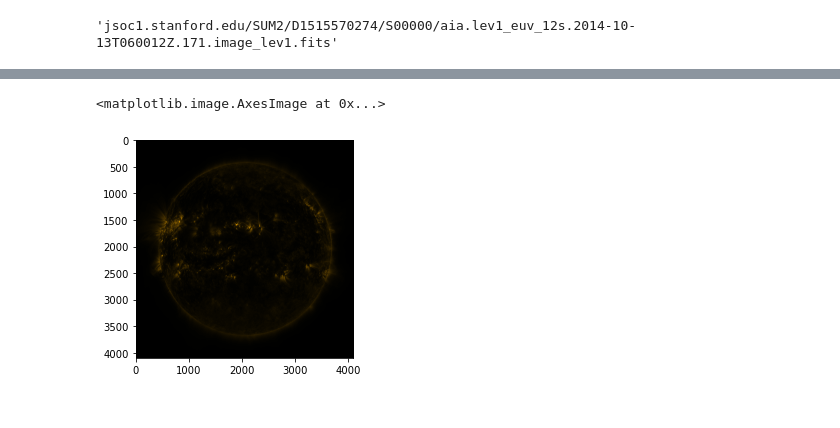
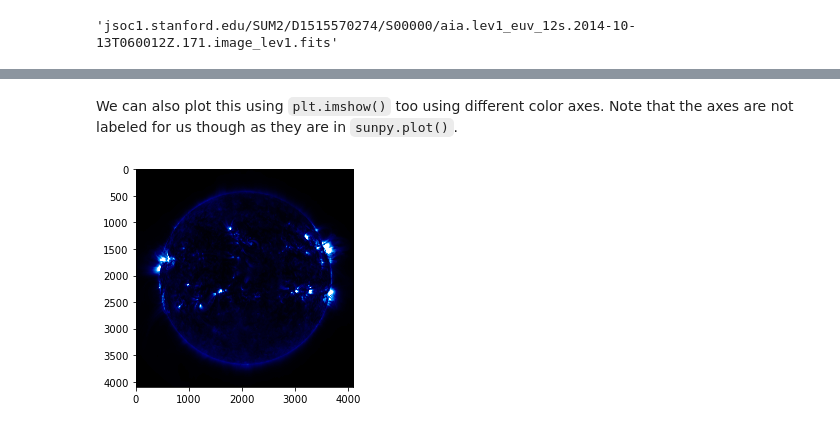
Before and after one commit to bouldersolarreu/programming-tutorials, a Jupyter notebook: reu_programming/programming_2/AIA_EDA.ipynb, the cells around one changed output, grey strips where cells are left out. Drawn from its saved outputs; the diff is of its cells as text; code cells hidden in the pictures.

```diff
--- a/reu_programming/programming_2/AIA_EDA.ipynb
+++ b/reu_programming/programming_2/AIA_EDA.ipynb
@@ -33,7 +27,7 @@ Downloaded: 41 files, 466M in 48s (9.72 MB/s)
 # %%
-data_path = 'jsoc1.stanford.edu/SUM2/D1515570274/S00000/'
-images = os.listdir(data_path)
-im_list = [os.path.join(data_path, str(im)) for im in images]
-im_list[0]
+data_path = 'jsoc1.stanford.edu/SUM2/D1515570274/S00000'
+images = os.listdir(data_path) # create a list of all the file names of files in the directory
+im_list = [os.path.join(data_path, str(im)) for im in images] # create a list of all the full paths of files
+im_list[0] # display the first result for a sanity check
 # %% [output]
 'jsoc1.stanford.edu/SUM2/D1515570274/S00000/aia.lev1_euv_12s.2014-10-13T060012Z.171.image_lev1.fits'
@@ -44,5 +43,5 @@ len(images)
 # %%
-n=10
+n=2
 aia_map = sunpy.map.Map(im_list[n])
-aia_map.plot
+aia_map
 # %% [output]
@@ -115,6 +102,8 @@ class AIAMap(sunpy.map.mapbase.GenericMap)
+# %% [markdown]
+We can also plot this using `plt.imshow()` too using different color axes. Note that the axes are not labeled for us though as they are in `sunpy.plot()`.
 # %%
-cmap = plt.get_cmap('sdoaia171')
+cmap = plt.get_cmap('sswidlsoholasco3')
 plt.imshow(aia_map.data, cmap=cmap)
+plt.show()
 # %% [output]
-<matplotlib.image.AxesImage at 0x...>
-[figure, old version]
+[figure, new version]
```
Also changed, not shown: parts of 26 cells of this notebook, 2 other files.
